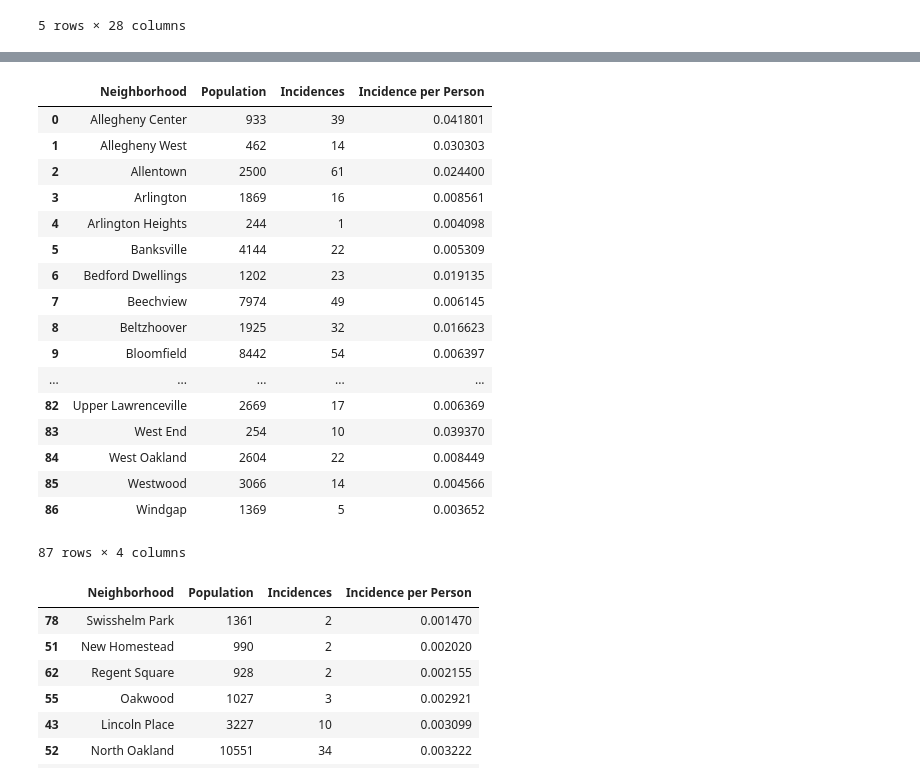
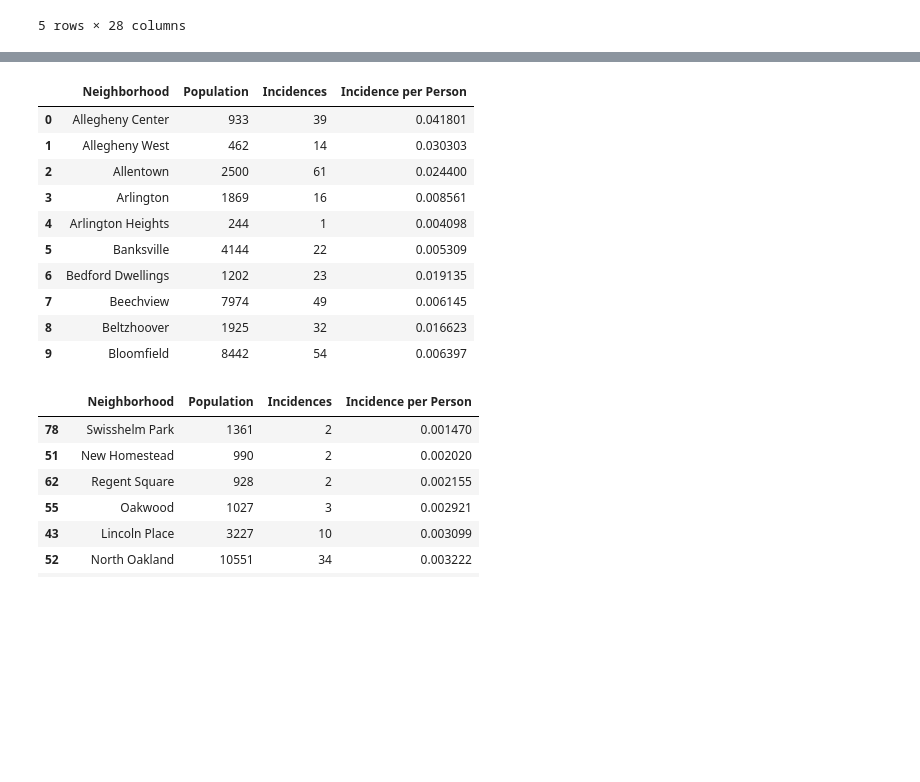
Before and after one commit to alucchitti/BigIdeasFinal, a Jupyter notebook: final-project.ipynb, the cells around one changed output, grey strips where cells are left out. Cells and saved outputs as stored; diff of their text form; code cells hidden in the pictures; blank space fills up the shorter version.

```diff
--- a/final-project.ipynb
+++ b/final-project.ipynb
@@ -70,5 +156,4 @@ neighborhoodCounts.head(10)
 | Hays | 4 |
 # %%
-#Deleting irrelevant data
-neighborhoodCounts.drop(["Outside County"], inplace=True)
-neighborhoodCounts.drop(["Outside State"], inplace=True)
+neighborhoodCounts.drop(index=["Outside County", "Outside State"], inplace=True)
+neighborhoodCounts.head(10)
@@ -338,24 +341,17 @@ newDFmerge2
 # %%
 # Now let's find the incidence per person to better standardize our data
 newDFmerge2['Incidence per Person'] = newDFmerge2.apply(lambda row: row.Incidences/float(row.Population), axis = 1)
-newDFmerge2
+newDFmerge2.head(10)
 # %% [output]
 |  | Neighborhood | Population | Incidences | Incidence per Person |
 | 0 | Allegheny Center | 933 | 39 | 0.041801 |
 | 1 | Allegheny West | 462 | 14 | 0.030303 |
 | 2 | Allentown | 2500 | 61 | 0.024400 |
 | 3 | Arlington | 1869 | 16 | 0.008561 |
 | 4 | Arlington Heights | 244 | 1 | 0.004098 |
 | 5 | Banksville | 4144 | 22 | 0.005309 |
 | 6 | Bedford Dwellings | 1202 | 23 | 0.019135 |
 | 7 | Beechview | 7974 | 49 | 0.006145 |
 | 8 | Beltzhoover | 1925 | 32 | 0.016623 |
 | 9 | Bloomfield | 8442 | 54 | 0.006397 |
-| ... | ... | ... | ... | ... |
-| 82 | Upper Lawrenceville | 2669 | 17 | 0.006369 |
-| 83 | West End | 254 | 10 | 0.039370 |
-| 84 | West Oakland | 2604 | 22 | 0.008449 |
-| 85 | Westwood | 3066 | 14 | 0.004566 |
-| 86 | Windgap | 1369 | 5 | 0.003652 |
-87 rows × 4 columns
 # %%
```
Also changed, not shown: parts of 23 cells of this notebook.
